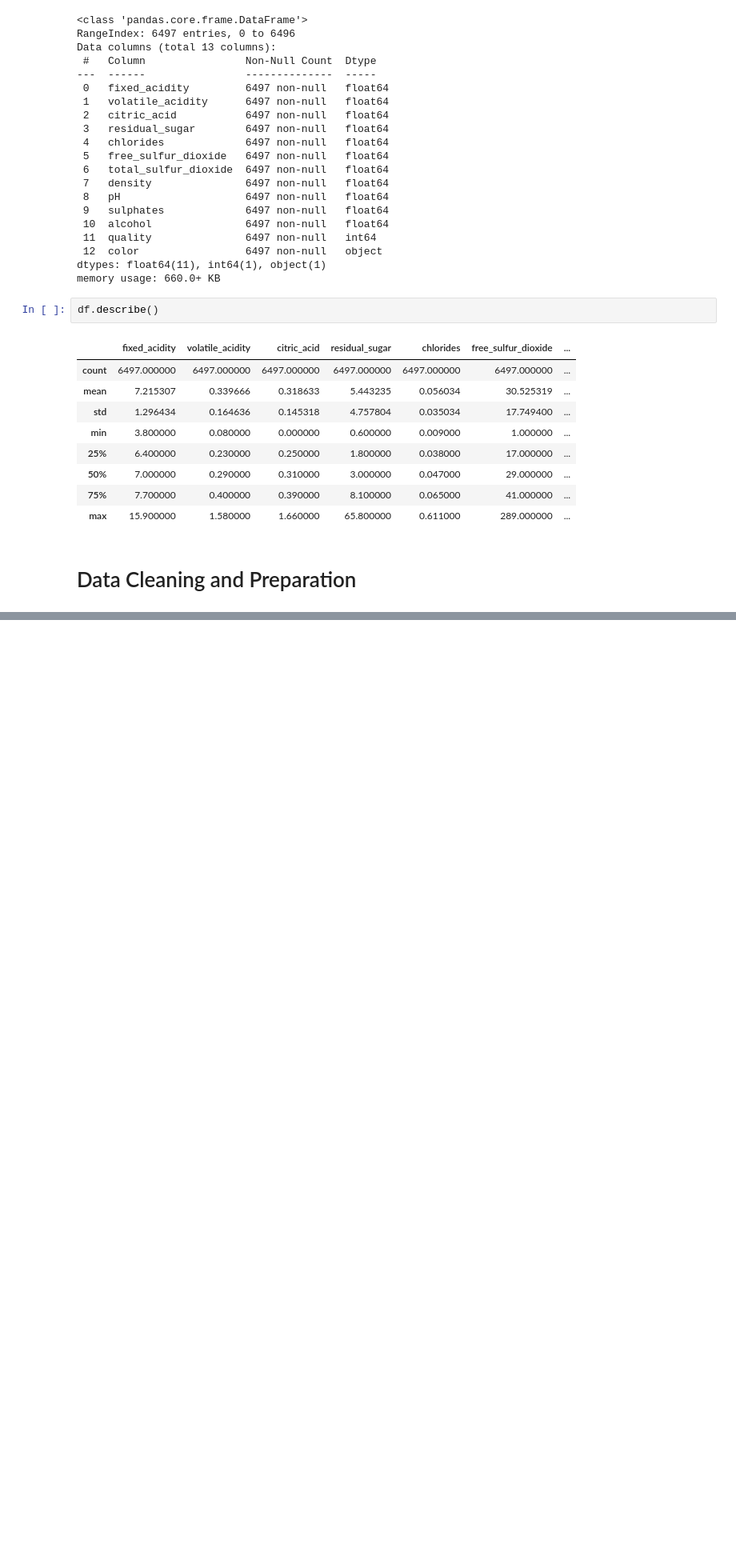
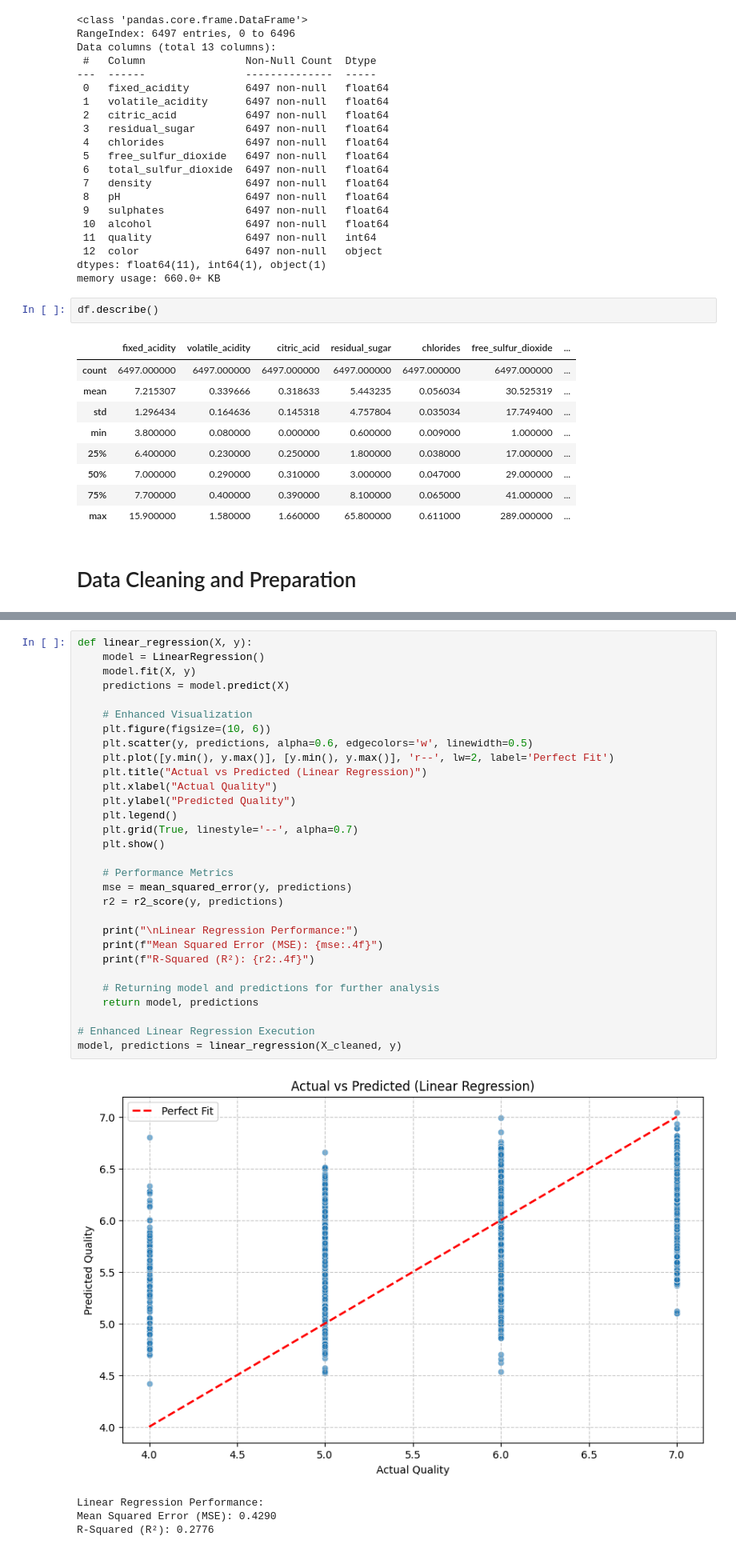
Before and after one commit to AR-KASHMIRI47/REFERRAL-Clustering-and-Fitting, a Jupyter notebook: Clustering and Fitting.ipynb, the cells around one changed output, grey strips where cells are left out. Shown at 80% size. Saved outputs shown, nothing was run; the diff lists cells and outputs as text; blank space fills up the shorter version.

```diff
--- a/Clustering and Fitting.ipynb
+++ b/Clustering and Fitting.ipynb
@@ -109,0 +188,35 @@ X_cleaned.shape , y.shape
+# %%
+def linear_regression(X, y):
+    model = LinearRegression()
+    model.fit(X, y)
+    predictions = model.predict(X)
+
+    # Enhanced Visualization
+    plt.figure(figsize=(10, 6))
+    plt.scatter(y, predictions, alpha=0.6, edgecolors='w', linewidth=0.5)
+    plt.plot([y.min(), y.max()], [y.min(), y.max()], 'r--', lw=2, label='Perfect Fit')
+    plt.title("Actual vs Predicted (Linear Regression)")
+    plt.xlabel("Actual Quality")
+    plt.ylabel("Predicted Quality")
+    plt.legend()
+    plt.grid(True, linestyle='--', alpha=0.7)
+    plt.show()
+
+    # Performance Metrics
+    mse = mean_squared_error(y, predictions)
+    r2 = r2_score(y, predictions)
+
+    print("\nLinear Regression Performance:")
+    print(f"Mean Squared Error (MSE): {mse:.4f}")
+    print(f"R-Squared (R²): {r2:.4f}")
+
+    # Returning model and predictions for further analysis
+    return model, predictions
+
+# Enhanced Linear Regression Execution
+model, predictions = linear_regression(X_cleaned, y)
+# %% [output]
+[figure, added]
+Linear Regression Performance:
+Mean Squared Error (MSE): 0.4290
+R-Squared (R²): 0.2776
```
Also changed, not shown: parts of 12 cells of this notebook.
